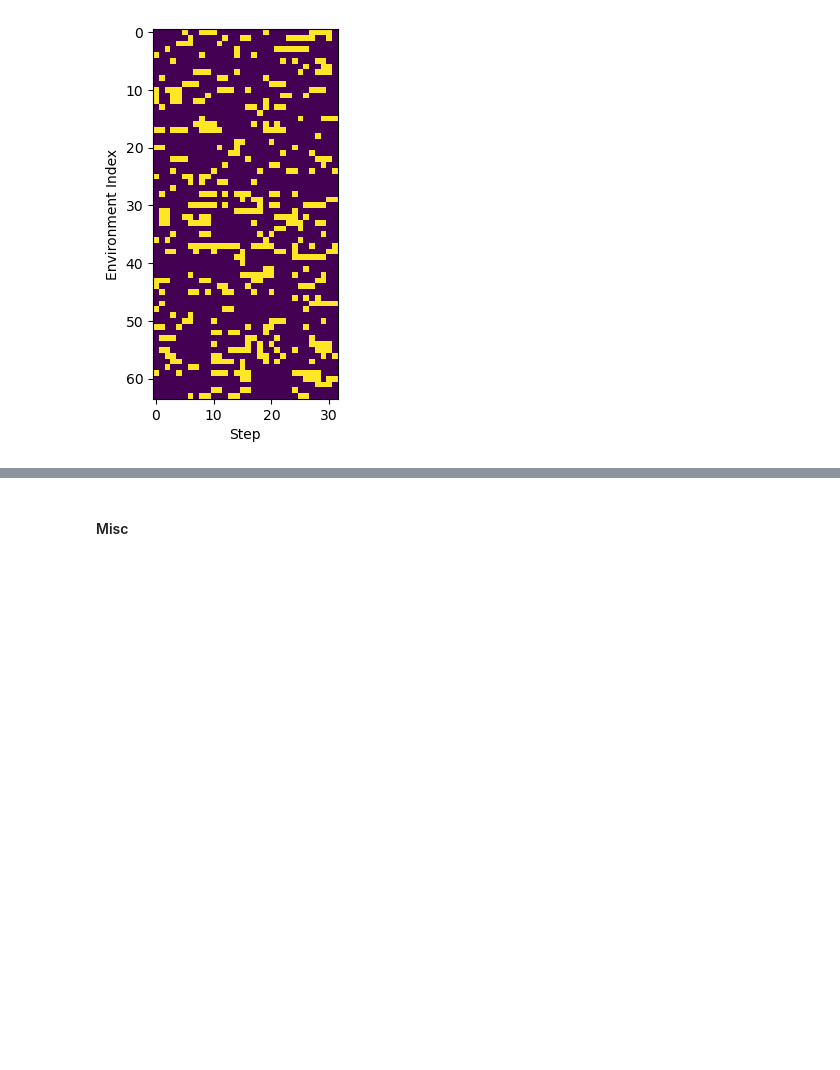
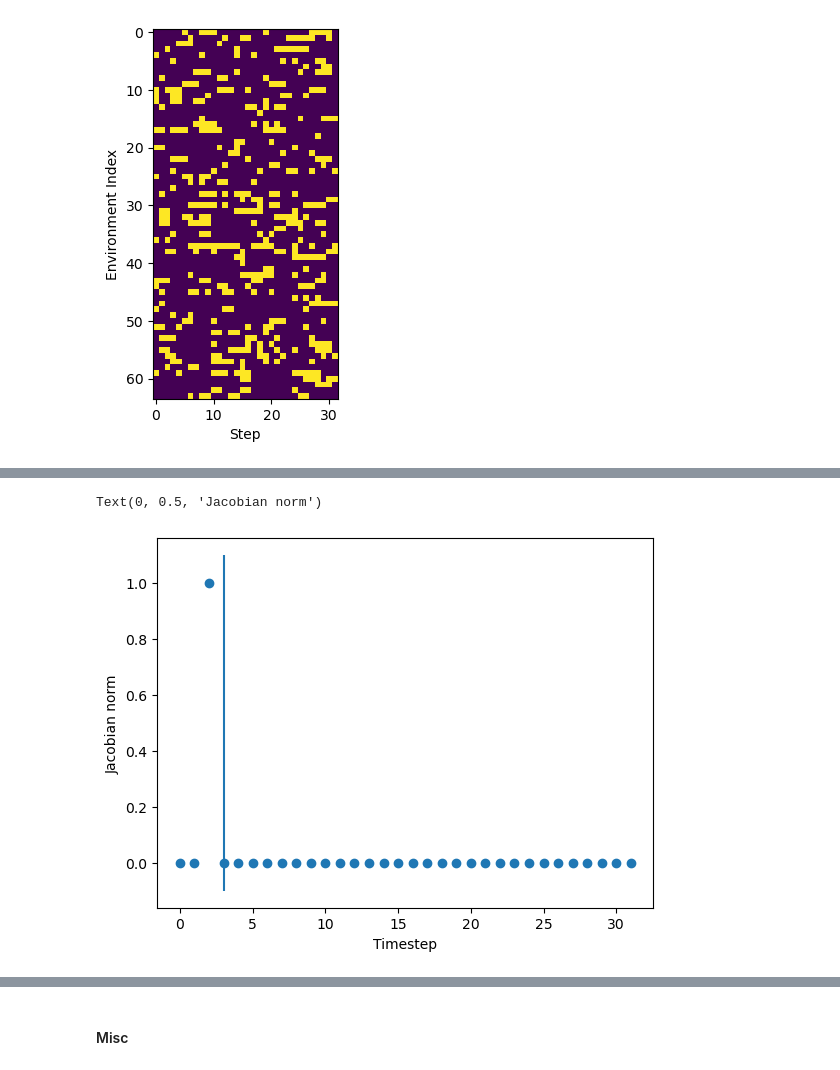
Before and after one commit to Andrew-Luo1/jax_shac, a Jupyter notebook: anymal.ipynb, the cells around one changed output, grey strips where cells are left out. Cells and saved outputs as stored; diff of their text form; code cells hidden in the pictures; blank space fills up the shorter version.

```diff
--- a/anymal.ipynb
+++ b/anymal.ipynb
@@ -442,39 +461,27 @@ Text(0, 0.5, 'Environment Index')
 # %%
-import matplotlib.pyplot as plt
-from jax_shac.utils.trainer_utils import norm
-
-# Collect a long rollout
-it = 1
-algo_state = trainer.load_checkpoint(it)
-ts = algo_state['training_state']
-state = algo_state['env_state']
-key = algo_state['unroll_keys']
-
-long_jacs, nstates, extras = trainer.jac_rollout(ts.policy_params,
-                                                 ts.normalizer_params,
-                                                 state, key, 32)
-
-actions = extras["action"]
-
 # Unbatch for env 1.
-i_env = 1
+i_env = 13
 def unvmap(tree, index):
     return jax.tree_util.tree_map(lambda x: x[index], tree)
 
 rjacs = long_jacs[i_env]
 rstate = unvmap(state, i_env)
 rnstates = unvmap(nstates, i_env)
 
 dones = jp.concatenate([jp.reshape(rstate.done, newshape=(1,)),
                         rnstates.done])[:-1] # d0 to d_{H-1}
 dones = jp.argwhere(dones)
 
 num_dones = len(dones)
-plt.vlines(dones, -0.1 * jp.ones(num_dones), 5 * jp.ones(num_dones))
+plt.vlines(dones, -0.1 * jp.ones(num_dones), 1.1 * jp.ones(num_dones))
 
 # where are the jacs 0?
 rjacs = norm(rjacs, axes=(1, 2))
-
-plt.plot(jp.log10(rjacs))
+zjacs = rjacs == 0
+x_axis = jp.linspace(0, len(zjacs)-1, len(zjacs))
+plt.scatter(x_axis, zjacs)
 plt.xlabel("Timestep")
 plt.ylabel("Jacobian norm")
+# %% [output]
+Text(0, 0.5, 'Jacobian norm')
+[figure, added]
```
Also changed, not shown: parts of 4 cells of this notebook, 2 other files.
